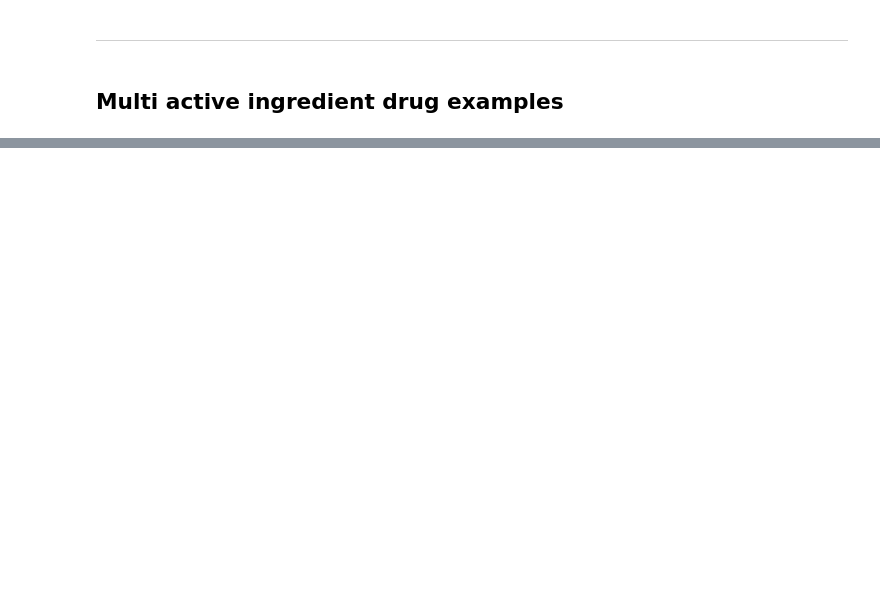
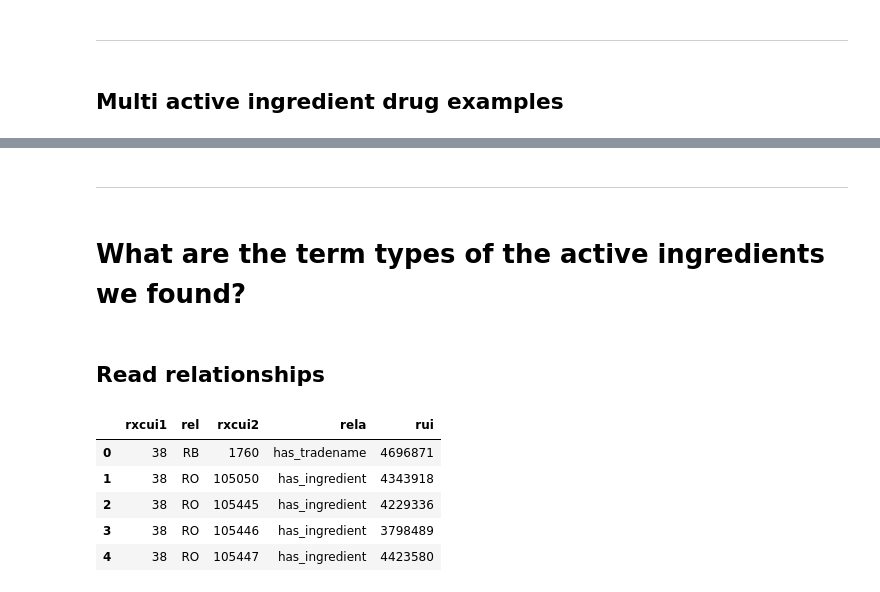
Before and after one commit to veleritas/ndc_active_ingredients, a Jupyter notebook: code/ingredients/validate_mapping_results.ipynb, the cells around one changed output, grey strips where cells are left out. Cells and saved outputs as stored; diff of their text form; code cells hidden in the pictures; blank space fills up the shorter version.

```diff
--- a/code/ingredients/validate_mapping_results.ipynb
+++ b/code/ingredients/validate_mapping_results.ipynb
@@ -240,3 +240,20 @@ res.query("rxcui == 543879")
 # %% [output]
 |  | rxcui | NDCPACKAGECODE | PROPRIETARYNAME | NONPROPRIETARYNAME | SUBSTANCENAME | v4 | v3 |
 | 85480 | 543879 | 51674-0130-5 | RELEGARD | GLACIAL ACETIC ACID, OXYQUINOLINE | ACETIC ACID; OXYQUINOLINE | 168,42836 | 168,42836 |
+# %% [markdown]
+---
+# %% [markdown]
+# What are the term types of the active ingredients we found?
+# %% [markdown]
+## Read relationships
+# %%
+rels = pd.read_csv("../../pipeline/rxnorm/rxcui_rels.tsv", sep='\t')
+# %%
+rels.head()
+# %% [output]
+|  | rxcui1 | rel | rxcui2 | rela | rui |
+| 0 | 38 | RB | 1760 | has_tradename | 4696871 |
+| 1 | 38 | RO | 105050 | has_ingredient | 4343918 |
+| 2 | 38 | RO | 105445 | has_ingredient | 4229336 |
+| 3 | 38 | RO | 105446 | has_ingredient | 3798489 |
+| 4 | 38 | RO | 105447 | has_ingredient | 4423580 |
```
Also changed, not shown: parts of 19 cells of this notebook.
